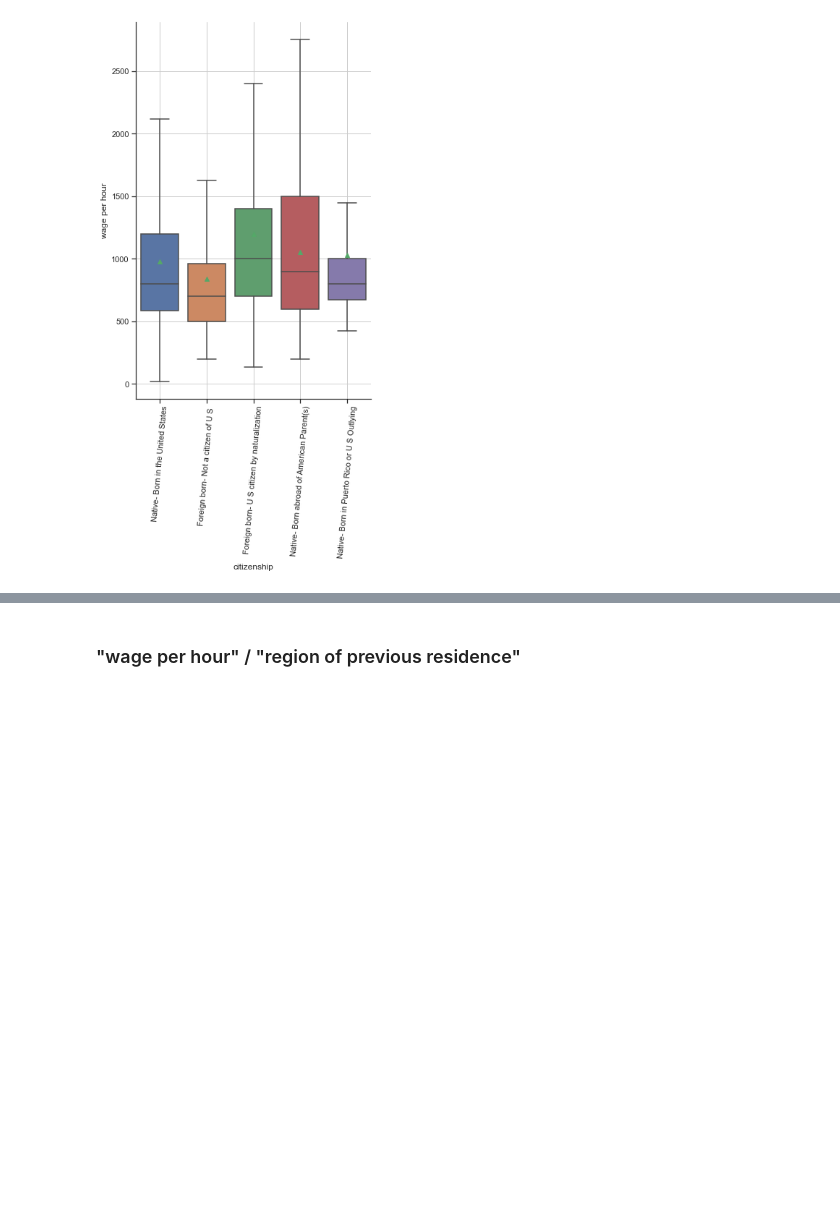
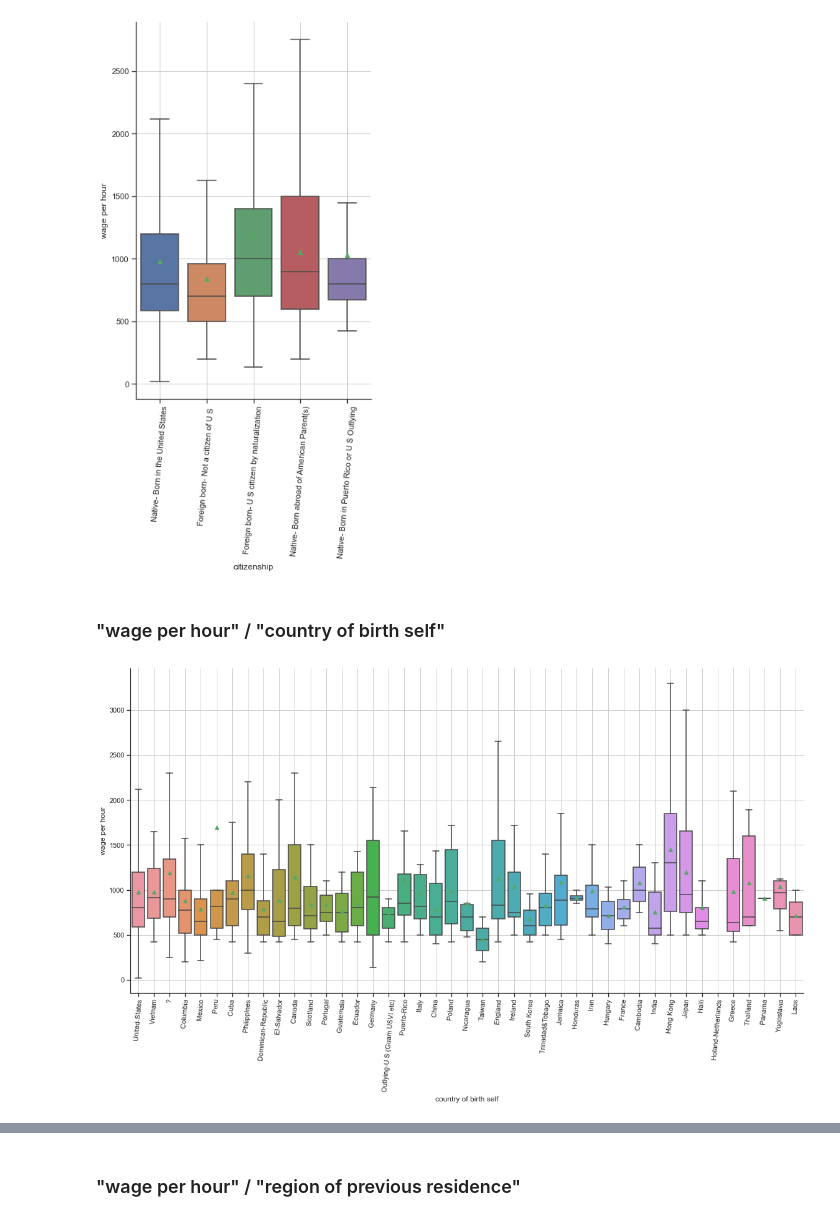
Before and after one commit to ThomasBrue/first-assignment-data-science, a Jupyter notebook: censusIncome.ipynb, the cells around one changed output, grey strips where cells are left out. Drawn from its saved outputs; the diff is of its cells as text; code cells hidden in the pictures; blank space fills up the shorter version.

```diff
--- a/censusIncome.ipynb
+++ b/censusIncome.ipynb
@@ -288,3 +290,12 @@ plt.show()
 # "Native born citizens" tend to earn less on average than "foreigen born citizens".
 # %% [output]
 [figure]
+# %% [markdown]
+### "wage per hour" / "country of birth self"
+# %%
+bar_plot = sns.catplot(x="country of birth self", y="wage per hour", kind="box", data=raw_data, aspect=2, height=8, showfliers = False, showmeans=True)
+plt.xticks(rotation=85)
+plt.grid()
+plt.show()
+# %% [output]
+[figure, added]
```
Also changed, not shown: parts of 20 cells of this notebook.
